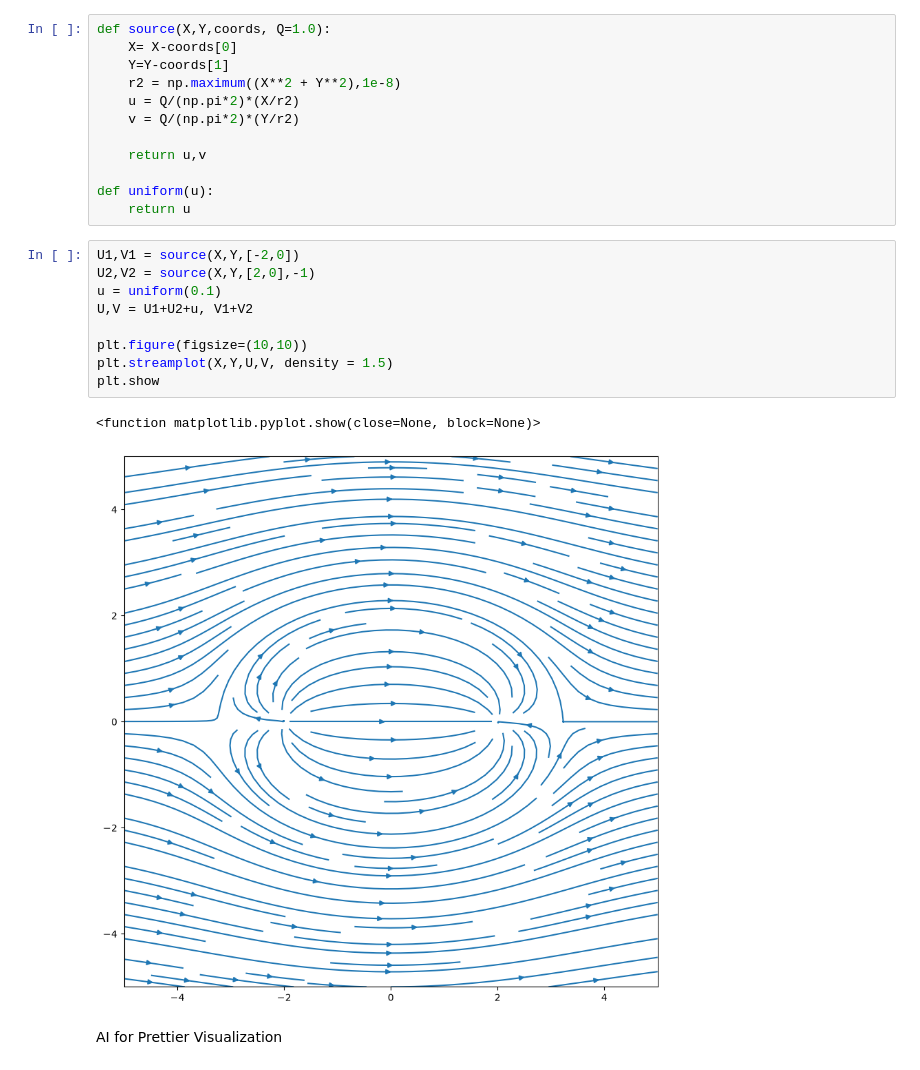
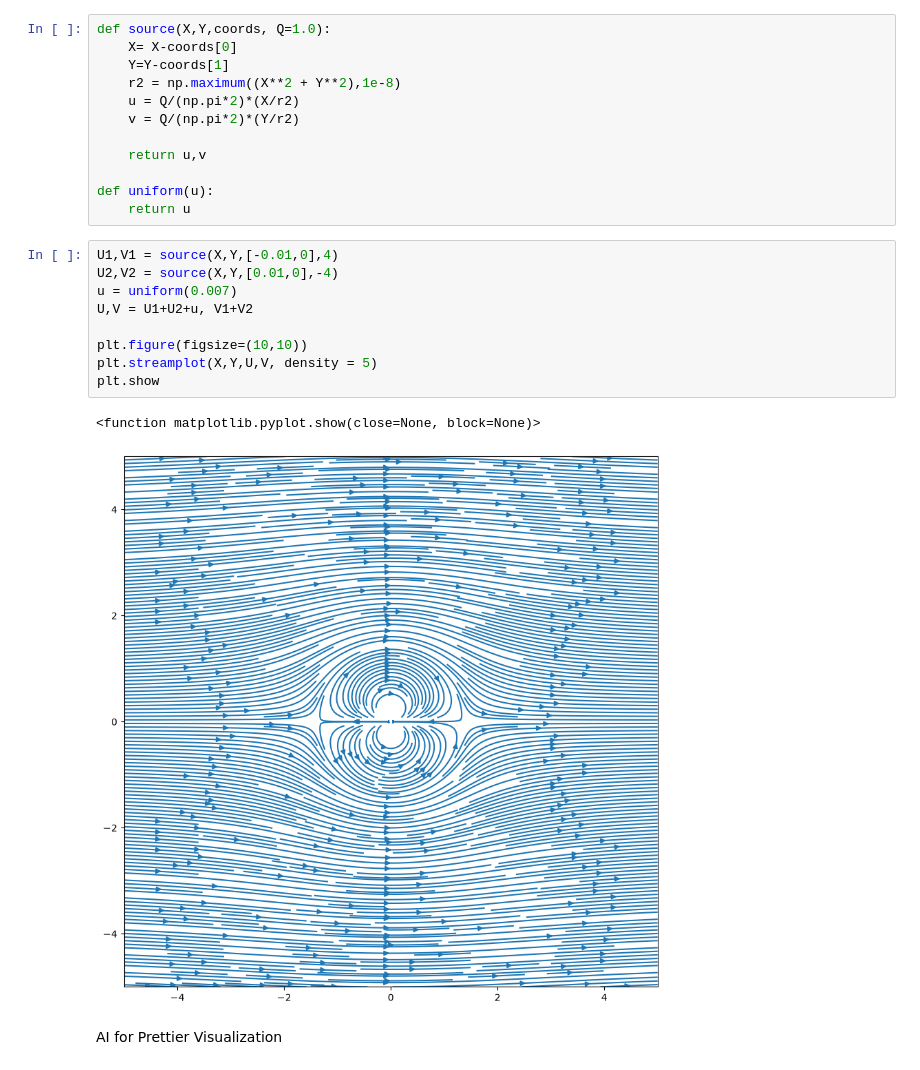
Before and after one commit to harshilkapooria/Simulations_code, a Jupyter notebook: Source_sink_doublet.ipynb, the cells around one changed output. Drawn from its saved outputs; the diff is of its cells as text.

```diff
--- a/Source_sink_doublet.ipynb
+++ b/Source_sink_doublet.ipynb
@@ -21,17 +21,17 @@ def source(X,Y,coords, Q=1.0):
 def uniform(u):
     return u
 # %%
-U1,V1 = source(X,Y,[-2,0])
-U2,V2 = source(X,Y,[2,0],-1)
-u = uniform(0.1)
+U1,V1 = source(X,Y,[-0.01,0],4)
+U2,V2 = source(X,Y,[0.01,0],-4)
+u = uniform(0.007)
 U,V = U1+U2+u, V1+V2
 
 plt.figure(figsize=(10,10))
-plt.streamplot(X,Y,U,V, density = 1.5)
+plt.streamplot(X,Y,U,V, density = 5)
 plt.show
 # %% [output]
 <function matplotlib.pyplot.show(close=None, block=None)>
-[figure, old version]
+[figure, new version]
 # %% [markdown]
 AI for Prettier Visualization
 # %%
```
Also changed, not shown: parts of 11 cells of this notebook.
